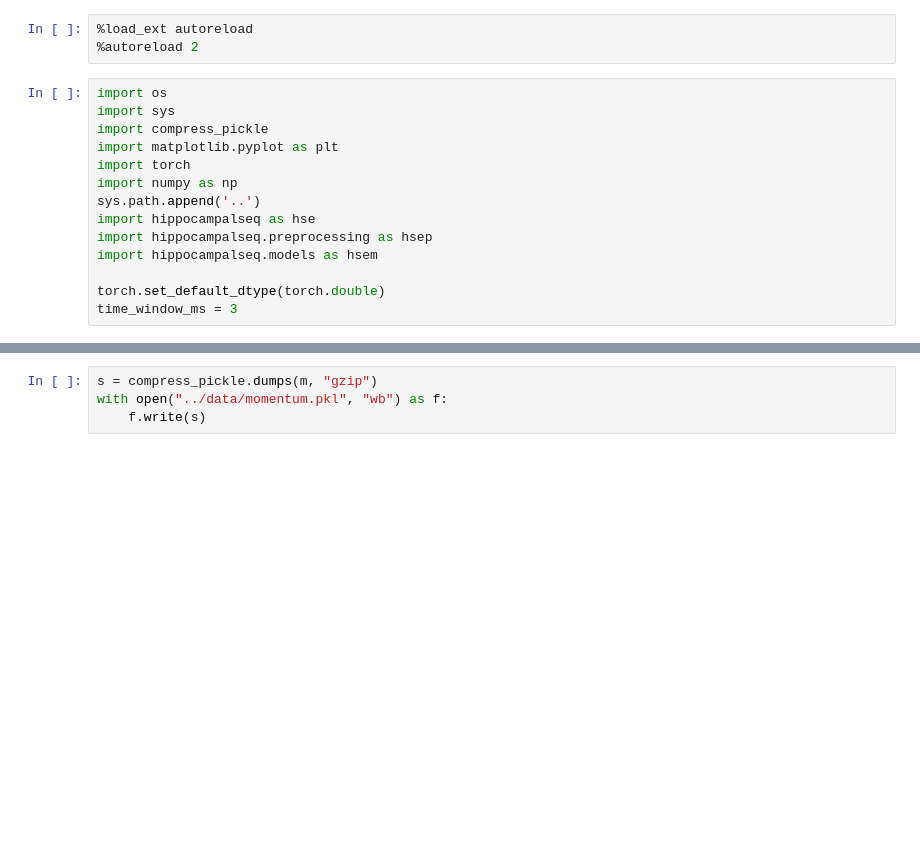
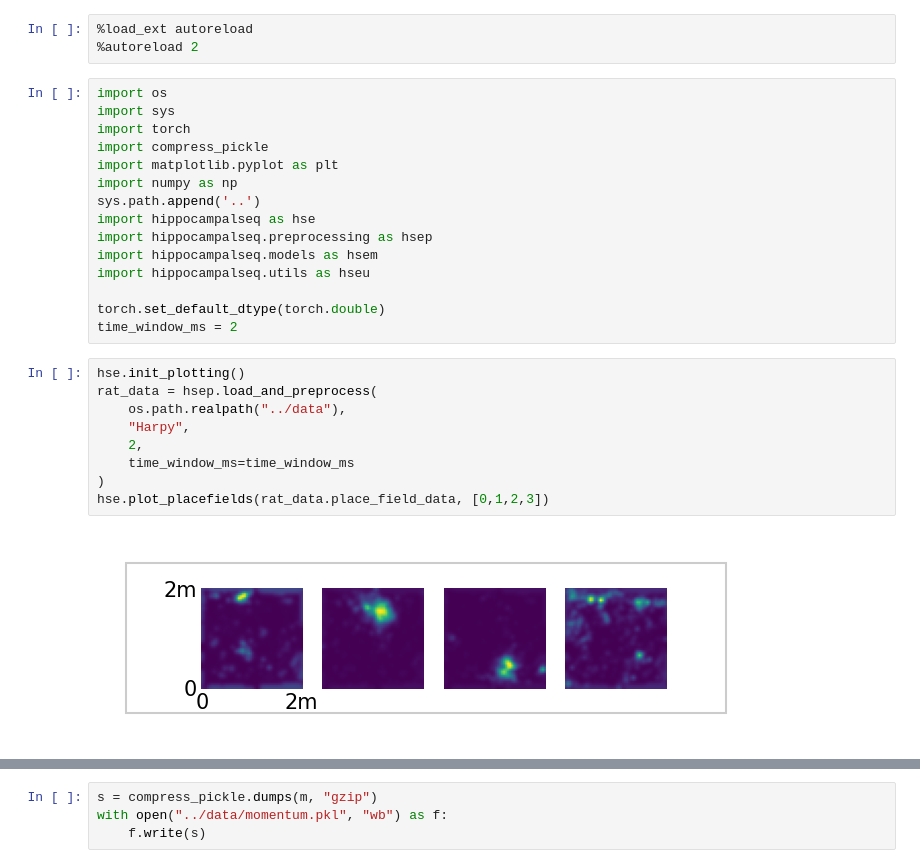
Before and after one commit to Zhang-CNL/PO-OU, a Jupyter notebook: notebooks/run_momentum.ipynb, the cells around one changed output, grey strips where cells are left out. Drawn from its saved outputs; the diff is of its cells as text; blank space fills up the shorter version.

```diff
--- a/notebooks/run_momentum.ipynb
+++ b/notebooks/run_momentum.ipynb
@@ -4,14 +4,26 @@
 # %%
 import os
 import sys
+import torch
 import compress_pickle
 import matplotlib.pyplot as plt
-import torch
 import numpy as np
 sys.path.append('..')
 import hippocampalseq as hse
 import hippocampalseq.preprocessing as hsep
 import hippocampalseq.models as hsem
+import hippocampalseq.utils as hseu
 
 torch.set_default_dtype(torch.double)
-time_window_ms = 3
+time_window_ms = 2
+# %%
+hse.init_plotting()
+rat_data = hsep.load_and_preprocess(
+    os.path.realpath("../data"),
+    "Harpy",
+    2,
+    time_window_ms=time_window_ms
+)
+hse.plot_placefields(rat_data.place_field_data, [0,1,2,3])
+# %% [output]
+[figure, added]
```
Also changed, not shown: parts of 7 cells of this notebook, 21 other files.
